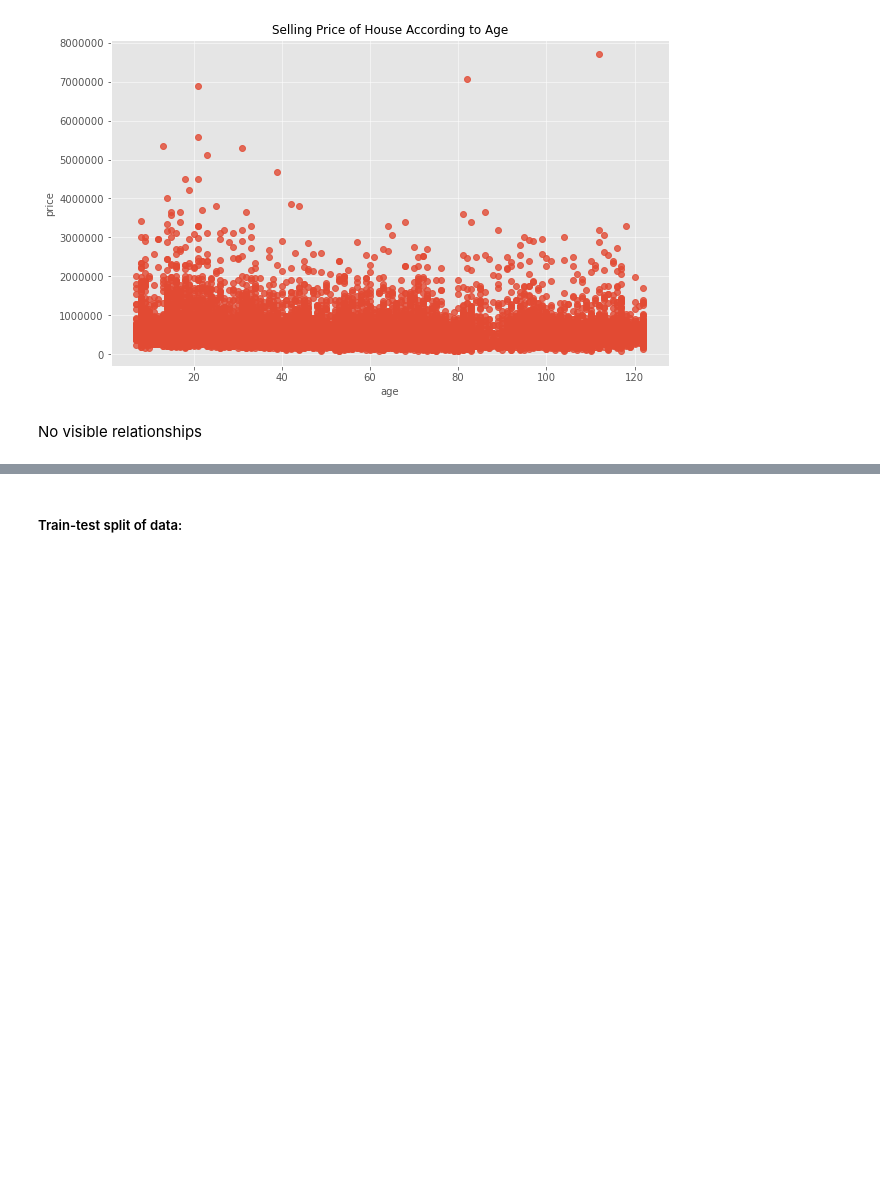
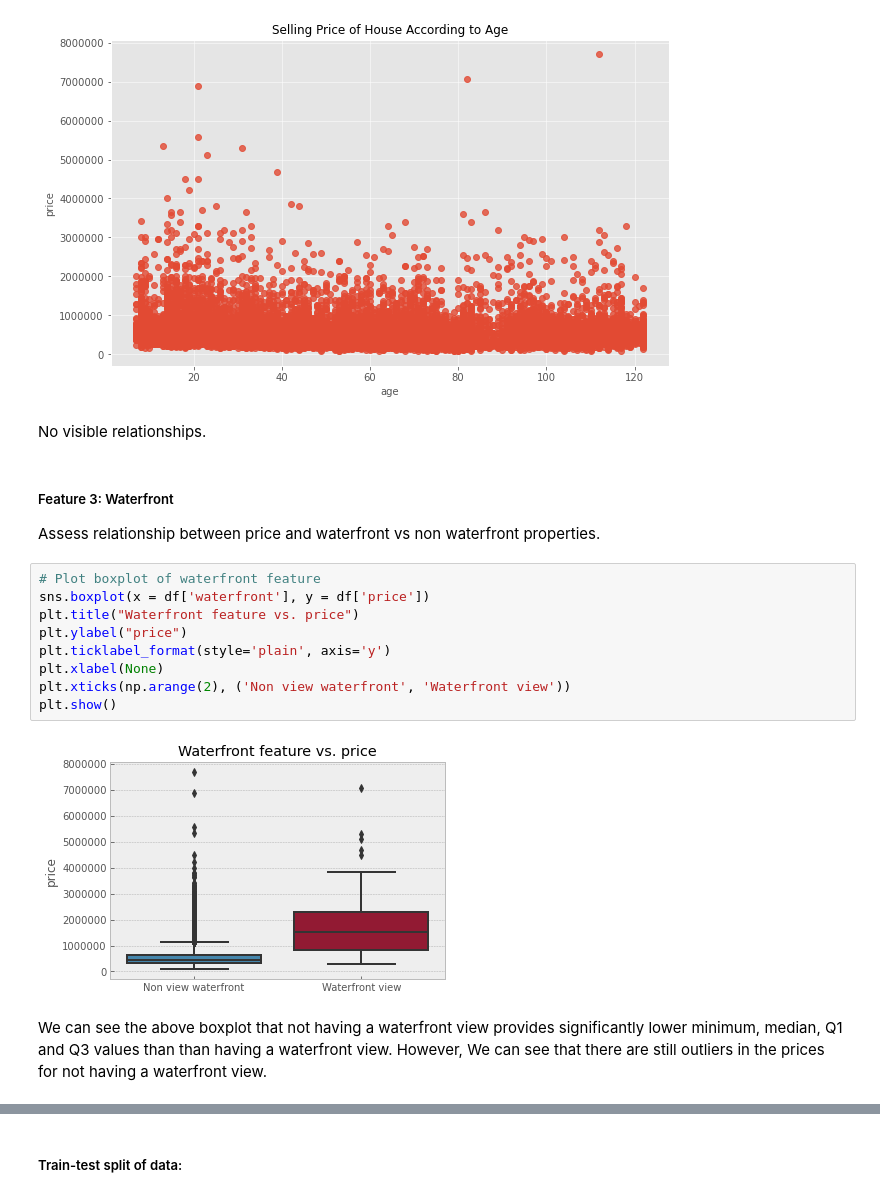
Before and after one commit to annieliug/King-County-House-Sales, a Jupyter notebook: King-County-House-Sales.ipynb, the cells around one changed output, grey strips where cells are left out. Saved outputs shown, nothing was run; the diff lists cells and outputs as text; blank space fills up the shorter version.

```diff
--- a/King-County-House-Sales.ipynb
+++ b/King-County-House-Sales.ipynb
@@ -519,4 +538,21 @@ ax.ticklabel_format(style='plain')
 # %% [output]
 [figure]
 # %% [markdown]
-No visible relationships
+No visible relationships.
+# %% [markdown]
+##### Feature 3: Waterfront
+
+Assess relationship between price and waterfront vs non waterfront properties.
+# %%
+# Plot boxplot of waterfront feature
+sns.boxplot(x = df['waterfront'], y = df['price'])
+plt.title("Waterfront feature vs. price")
+plt.ylabel("price")
+plt.ticklabel_format(style='plain', axis='y')
+plt.xlabel(None)
+plt.xticks(np.arange(2), ('Non view waterfront', 'Waterfront view'))
+plt.show()
+# %% [output]
+[figure, added]
+# %% [markdown]
+We can see the above boxplot that not having a waterfront view provides significantly lower minimum, median, Q1 and Q3 values than than having a waterfront view. However, We can see that there are still outliers in the prices for not having a waterfront view.
```
Also changed, not shown: parts of 29 cells of this notebook, 7 other files.
